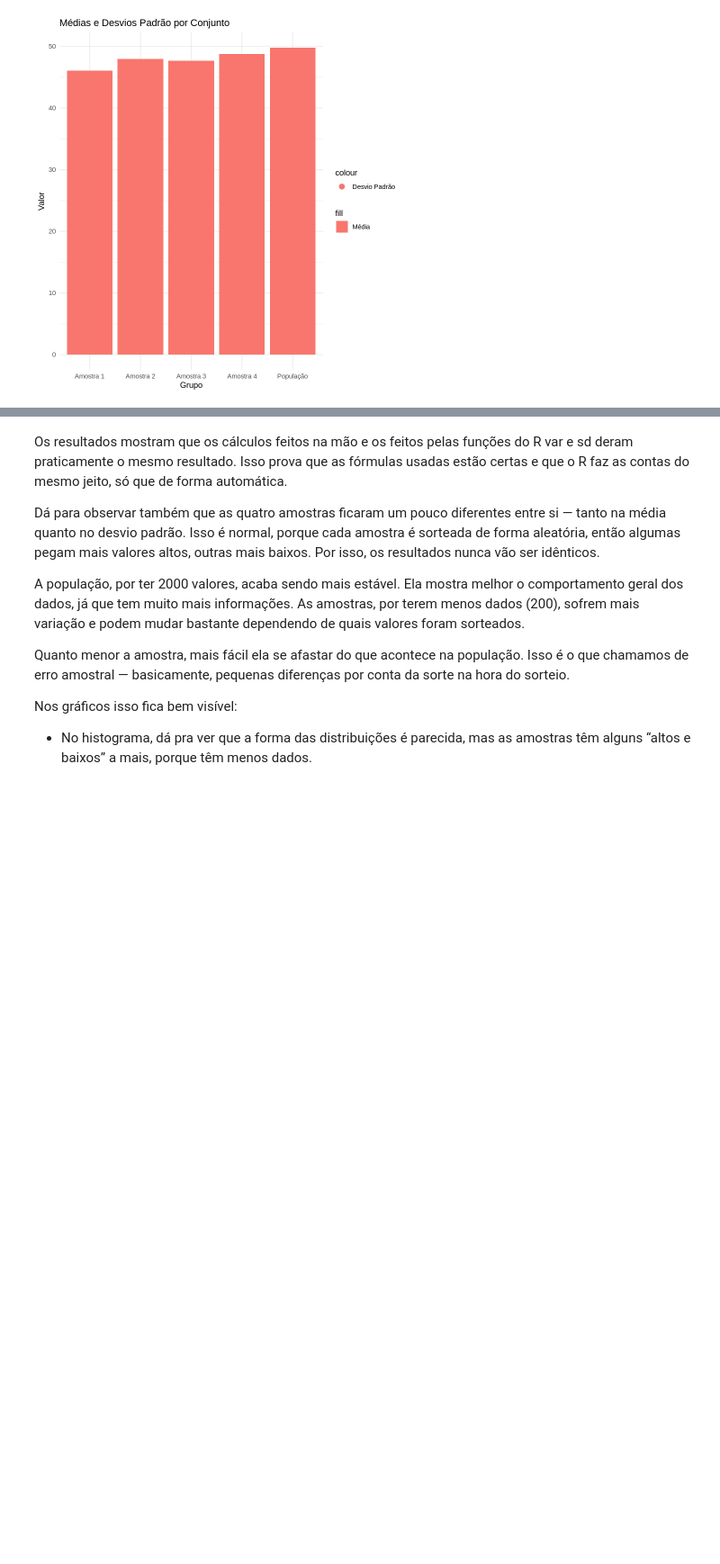
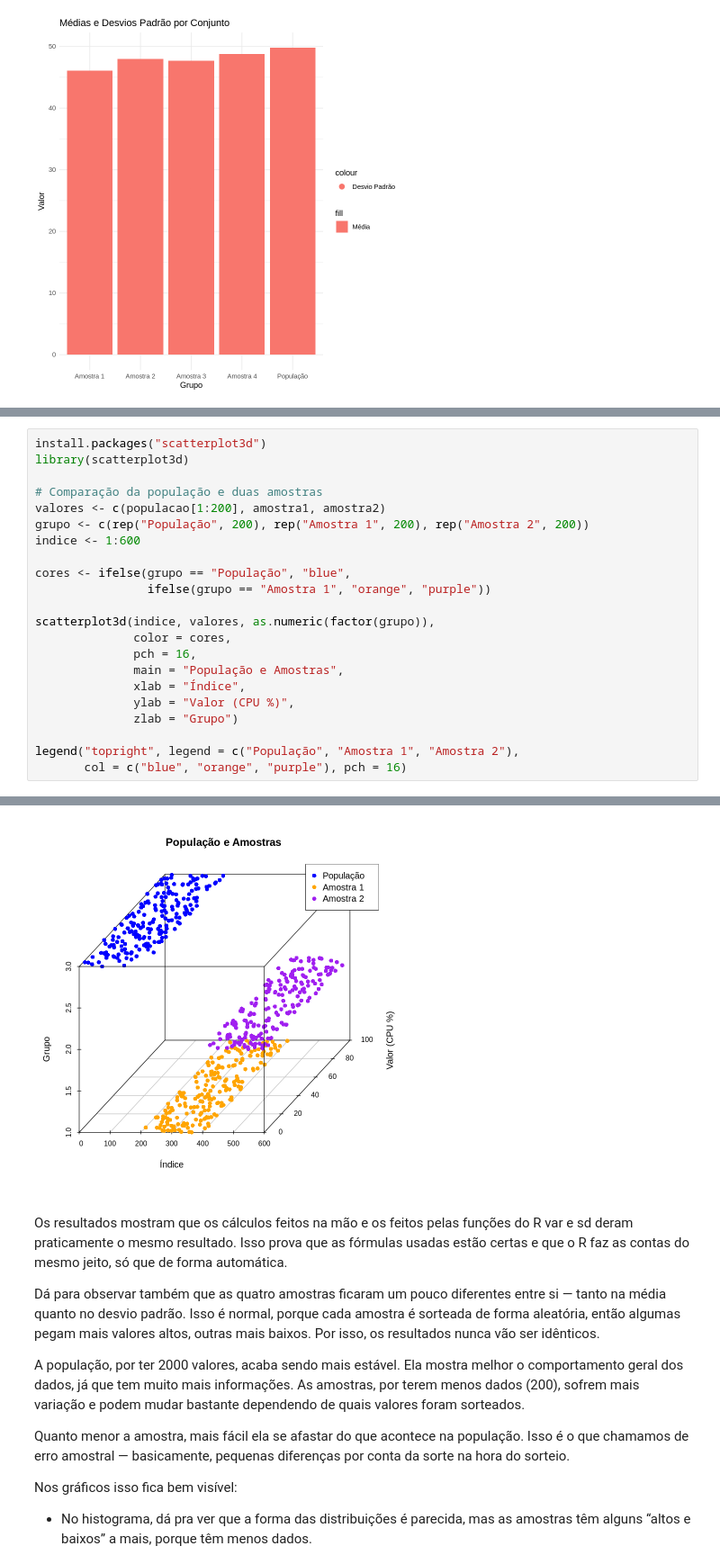
Before and after one commit to ThaisKheyla/R-Python-lab, a Jupyter notebook: Desvio_Padrao.ipynb, the cells around one changed output, grey strips where cells are left out. Shown: that part at 90% size. Drawn from its saved outputs; the diff is of its cells as text; blank space fills up the shorter version.

```diff
--- a/Desvio_Padrao.ipynb
+++ b/Desvio_Padrao.ipynb
@@ -134,0 +149,23 @@ ggplot(metricas, aes(x = Conjunto)) +
+# %%
+install.packages("scatterplot3d")
+library(scatterplot3d)
+
+# Comparação da população e duas amostras
+valores <- c(populacao[1:200], amostra1, amostra2)
+grupo <- c(rep("População", 200), rep("Amostra 1", 200), rep("Amostra 2", 200))
+indice <- 1:600
+
+cores <- ifelse(grupo == "População", "blue",
+                ifelse(grupo == "Amostra 1", "orange", "purple"))
+
+scatterplot3d(indice, valores, as.numeric(factor(grupo)),
+              color = cores,
+              pch = 16,
+              main = "População e Amostras",
+              xlab = "Índice",
+              ylab = "Valor (CPU %)",
+              zlab = "Grupo")
+
+legend("topright", legend = c("População", "Amostra 1", "Amostra 2"),
+       col = c("blue", "orange", "purple"), pch = 16)
+# %% [output]
@@ -135,3 +174,4 @@ ggplot(metricas, aes(x = Conjunto)) +
+[figure, added]
 # %% [markdown]
 Os resultados mostram que os cálculos feitos na mão e os feitos pelas funções do R var e sd deram praticamente o mesmo resultado. Isso prova que as fórmulas usadas estão certas e que o R faz as contas do mesmo jeito, só que de forma automática.
 
```
Also changed, not shown: parts of 2 cells of this notebook.
